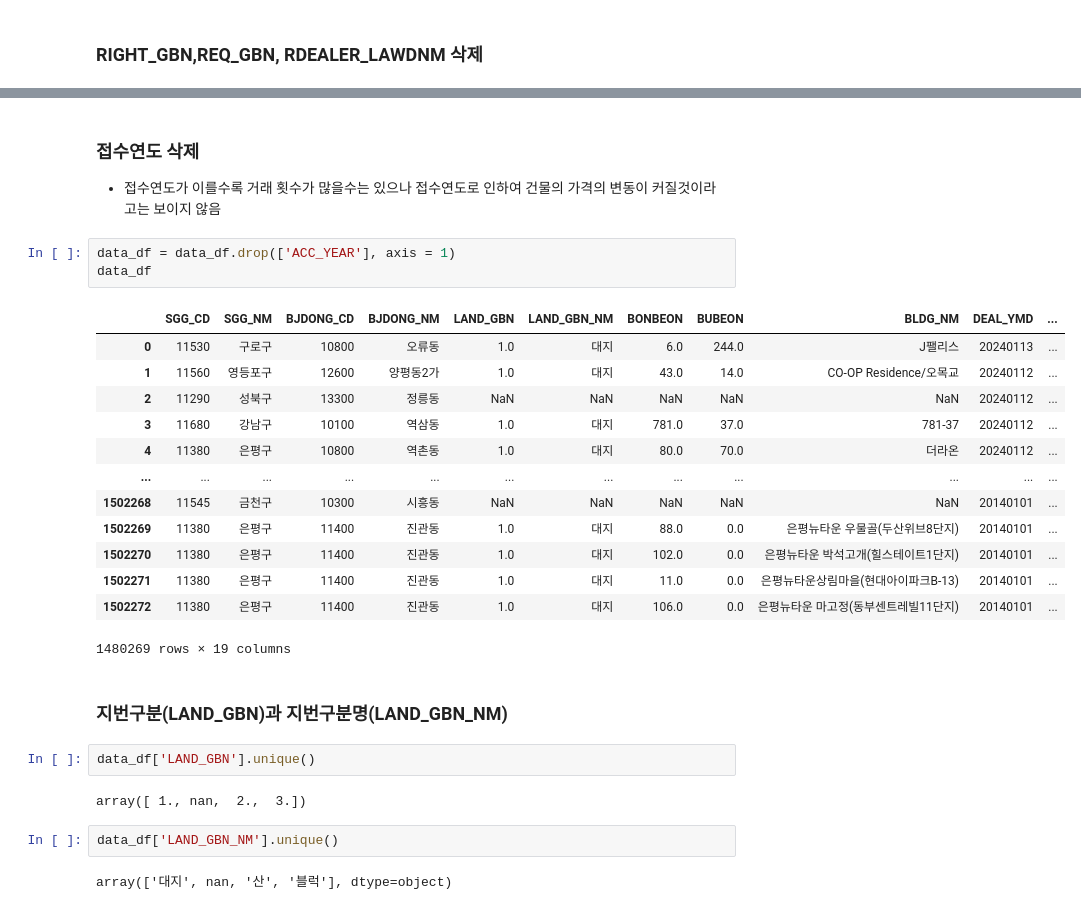
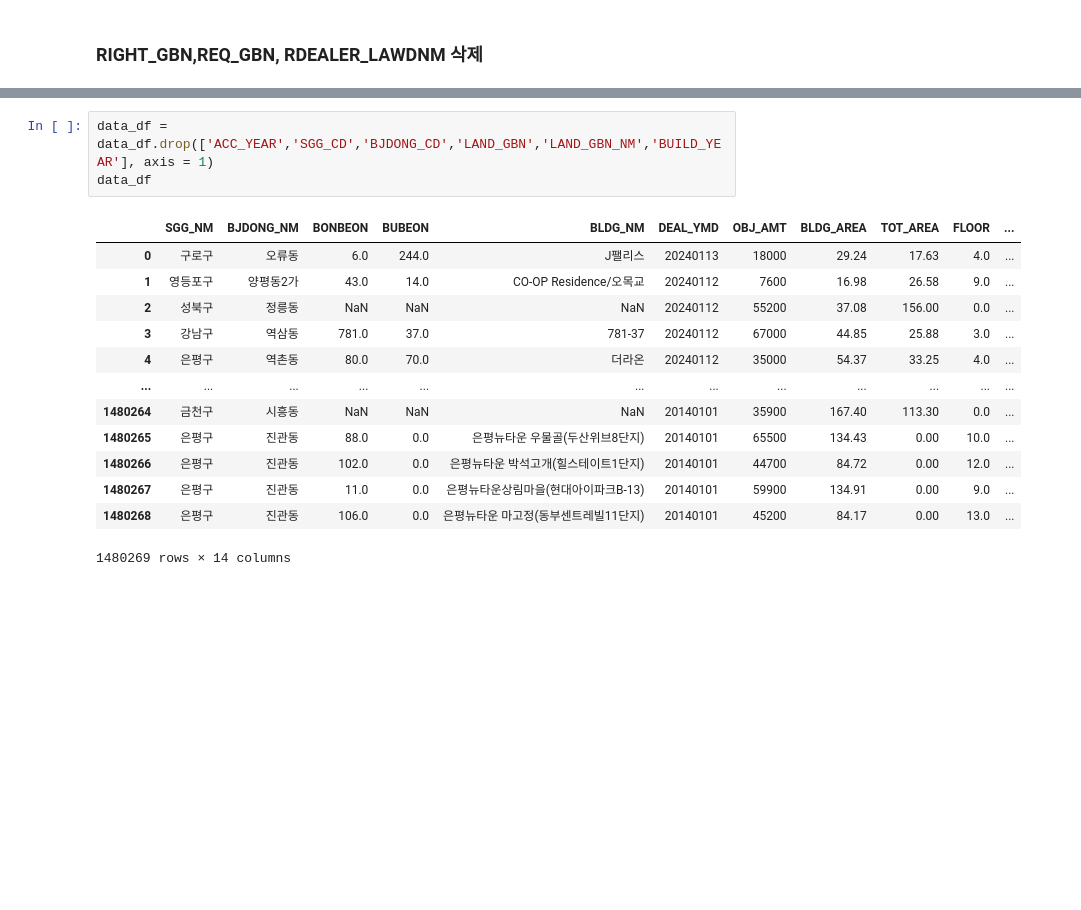
Before and after one commit to mirikwon427/House-Project, a Jupyter notebook: data_analysis/분석.ipynb, the cells around one changed output, grey strips where cells are left out. Drawn from its saved outputs; the diff is of its cells as text; blank space fills up the shorter version.

```diff
--- a/data_analysis/분석.ipynb
+++ b/data_analysis/분석.ipynb
@@ -289,30 +257,17 @@ data_df[data_df['ACC_YEAR']!=data_df['DEAL_YEAR']]
-# %% [markdown]
-### 접수연도 삭제
-- 접수연도가 이를수록 거래 횟수가 많을수는 있으나 접수연도로 인하여 건물의 가격의 변동이 커질것이라고는 보이지 않음
 # %%
-data_df = data_df.drop(['ACC_YEAR'], axis = 1)
+data_df = data_df.drop(['ACC_YEAR','SGG_CD','BJDONG_CD','LAND_GBN','LAND_GBN_NM','BUILD_YEAR'], axis = 1)
 data_df
 # %% [output]
-|  | SGG_CD | SGG_NM | BJDONG_CD | BJDONG_NM | LAND_GBN | LAND_GBN_NM | BONBEON | BUBEON | BLDG_NM | DEAL_YMD | ... |
-| 0 | 11530 | 구로구 | 10800 | 오류동 | 1.0 | 대지 | 6.0 | 244.0 | J팰리스 | 20240113 | ... |
-| 1 | 11560 | 영등포구 | 12600 | 양평동2가 | 1.0 | 대지 | 43.0 | 14.0 | CO-OP Residence/오목교 | 20240112 | ... |
-| 2 | 11290 | 성북구 | 13300 | 정릉동 | NaN | NaN | NaN | NaN | NaN | 20240112 | ... |
-| 3 | 11680 | 강남구 | 10100 | 역삼동 | 1.0 | 대지 | 781.0 | 37.0 | 781-37 | 20240112 | ... |
-| 4 | 11380 | 은평구 | 10800 | 역촌동 | 1.0 | 대지 | 80.0 | 70.0 | 더라온 | 20240112 | ... |
+|  | SGG_NM | BJDONG_NM | BONBEON | BUBEON | BLDG_NM | DEAL_YMD | OBJ_AMT | BLDG_AREA | TOT_AREA | FLOOR | ... |
+| 0 | 구로구 | 오류동 | 6.0 | 244.0 | J팰리스 | 20240113 | 18000 | 29.24 | 17.63 | 4.0 | ... |
+| 1 | 영등포구 | 양평동2가 | 43.0 | 14.0 | CO-OP Residence/오목교 | 20240112 | 7600 | 16.98 | 26.58 | 9.0 | ... |
+| 2 | 성북구 | 정릉동 | NaN | NaN | NaN | 20240112 | 55200 | 37.08 | 156.00 | 0.0 | ... |
+| 3 | 강남구 | 역삼동 | 781.0 | 37.0 | 781-37 | 20240112 | 67000 | 44.85 | 25.88 | 3.0 | ... |
+| 4 | 은평구 | 역촌동 | 80.0 | 70.0 | 더라온 | 20240112 | 35000 | 54.37 | 33.25 | 4.0 | ... |
 | ... | ... | ... | ... | ... | ... | ... | ... | ... | ... | ... | ... |
-| 1502268 | 11545 | 금천구 | 10300 | 시흥동 | NaN | NaN | NaN | NaN | NaN | 20140101 | ... |
-| 1502269 | 11380 | 은평구 | 11400 | 진관동 | 1.0 | 대지 | 88.0 | 0.0 | 은평뉴타운 우물골(두산위브8단지) | 20140101 | ... |
-| 1502270 | 11380 | 은평구 | 11400 | 진관동 | 1.0 | 대지 | 102.0 | 0.0 | 은평뉴타운 박석고개(힐스테이트1단지) | 20140101 | ... |
-| 1502271 | 11380 | 은평구 | 11400 | 진관동 | 1.0 | 대지 | 11.0 | 0.0 | 은평뉴타운상림마을(현대아이파크B-13) | 20140101 | ... |
-| 1502272 | 11380 | 은평구 | 11400 | 진관동 | 1.0 | 대지 | 106.0 | 0.0 | 은평뉴타운 마고정(동부센트레빌11단지) | 20140101 | ... |
+| 1480264 | 금천구 | 시흥동 | NaN | NaN | NaN | 20140101 | 35900 | 167.40 | 113.30 | 0.0 | ... |
+| 1480265 | 은평구 | 진관동 | 88.0 | 0.0 | 은평뉴타운 우물골(두산위브8단지) | 20140101 | 65500 | 134.43 | 0.00 | 10.0 | ... |
+| 1480266 | 은평구 | 진관동 | 102.0 | 0.0 | 은평뉴타운 박석고개(힐스테이트1단지) | 20140101 | 44700 | 84.72 | 0.00 | 12.0 | ... |
+| 1480267 | 은평구 | 진관동 | 11.0 | 0.0 | 은평뉴타운상림마을(현대아이파크B-13) | 20140101 | 59900 | 134.91 | 0.00 | 9.0 | ... |
+| 1480268 | 은평구 | 진관동 | 106.0 | 0.0 | 은평뉴타운 마고정(동부센트레빌11단지) | 20140101 | 45200 | 84.17 | 0.00 | 13.0 | ... |
-1480269 rows × 19 columns
+1480269 rows × 14 columns
-# %% [markdown]
-### 지번구분(LAND_GBN)과 지번구분명(LAND_GBN_NM)
-# %%
-data_df['LAND_GBN'].unique()
-# %% [output]
-array([ 1., nan,  2.,  3.])
-# %%
-data_df['LAND_GBN_NM'].unique()
-# %% [output]
-array(['대지', nan, '산', '블럭'], dtype=object)
```
Also changed, not shown: parts of 25 cells of this notebook, 2 other files.
